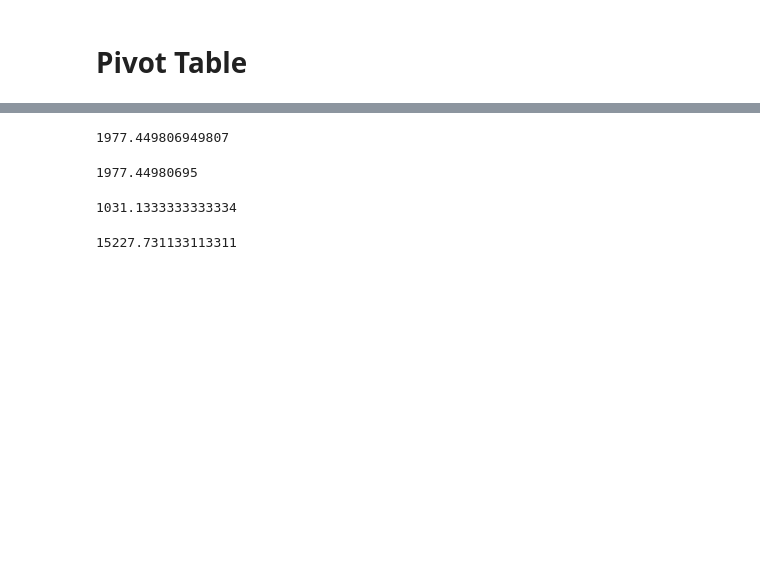
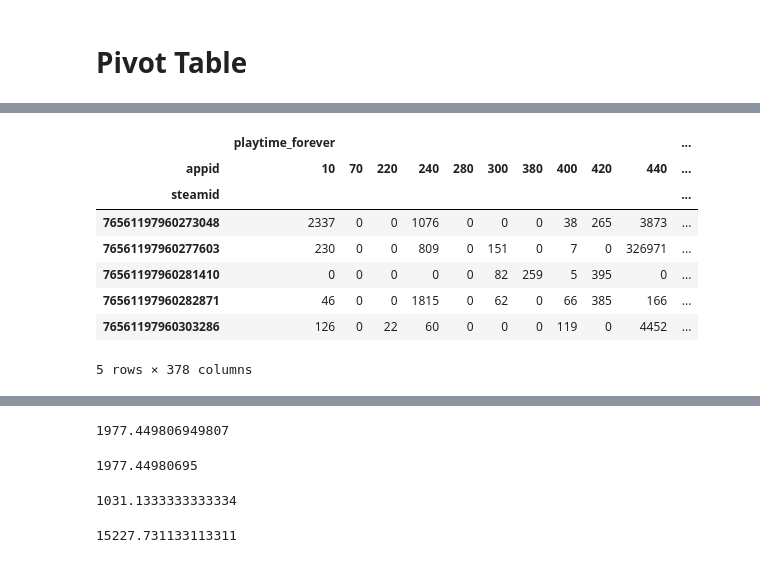
Before and after one commit to johnnysand7/steam-study, a Jupyter notebook: script/EDA/ReadFromMongoDB.ipynb, the cells around one changed output, grey strips where cells are left out. Cells and saved outputs as stored; diff of their text form; code cells hidden in the pictures; blank space fills up the shorter version.

```diff
--- a/script/EDA/ReadFromMongoDB.ipynb
+++ b/script/EDA/ReadFromMongoDB.ipynb
@@ -145,0 +121,5 @@ pub_games[np.array(map(lambda x: len(x), pub_games["game_info"])) == 1]
+# %%
+popular_games = set()
+for k, v in summed.iteritems():
+    if v >= 1695903:
+        popular_games.add(k)
@@ -145,0 +167,7 @@ pub_games[np.array(map(lambda x: len(x), pub_games["game_info"])) == 1]
+# %%
+popular_games = popular_game_set(public_df)
+# %%
+games = public_df.copy()
+games = games[["steamid", "game_info"]]
+#games = games.set_index("steamid")
+games.head()
@@ -182,0 +238,13 @@ memory usage: 40.5+ KB
+# %%
+games_matrix = sparse_games(games, popular_games)
+games_matrix.head()
+# %% [output]
+|  | playtime_forever |  |  |  |  |  |  |  |  |  | ... |
+| appid | 10 | 70 | 220 | 240 | 280 | 300 | 380 | 400 | 420 | 440 | ... |
+| steamid |  |  |  |  |  |  |  |  |  |  | ... |
+| 76561197960273048 | 2337 | 0 | 0 | 1076 | 0 | 0 | 0 | 38 | 265 | 3873 | ... |
+| 76561197960277603 | 230 | 0 | 0 | 809 | 0 | 151 | 0 | 7 | 0 | 326971 | ... |
+| 76561197960281410 | 0 | 0 | 0 | 0 | 0 | 82 | 259 | 5 | 395 | 0 | ... |
+| 76561197960282871 | 46 | 0 | 0 | 1815 | 0 | 62 | 0 | 66 | 385 | 166 | ... |
+| 76561197960303286 | 126 | 0 | 22 | 60 | 0 | 0 | 0 | 119 | 0 | 4452 | ... |
+5 rows × 378 columns
```
Also changed, not shown: parts of 48 cells of this notebook.
